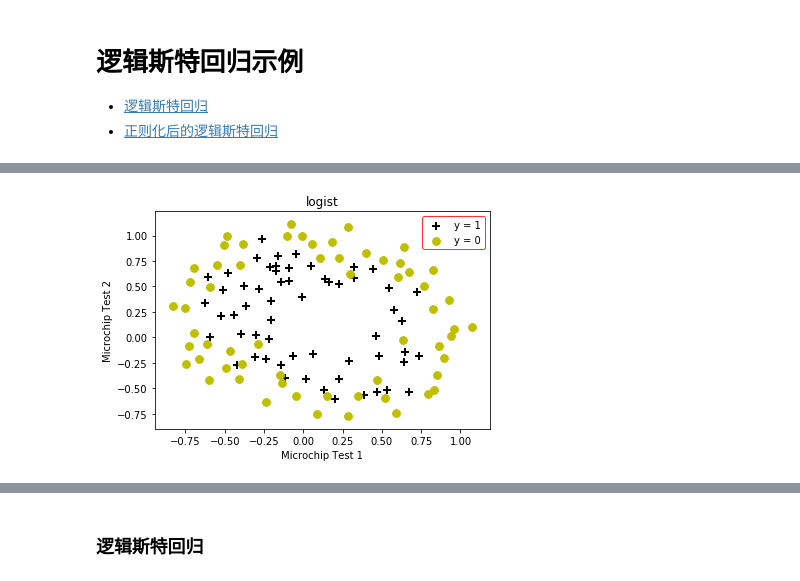
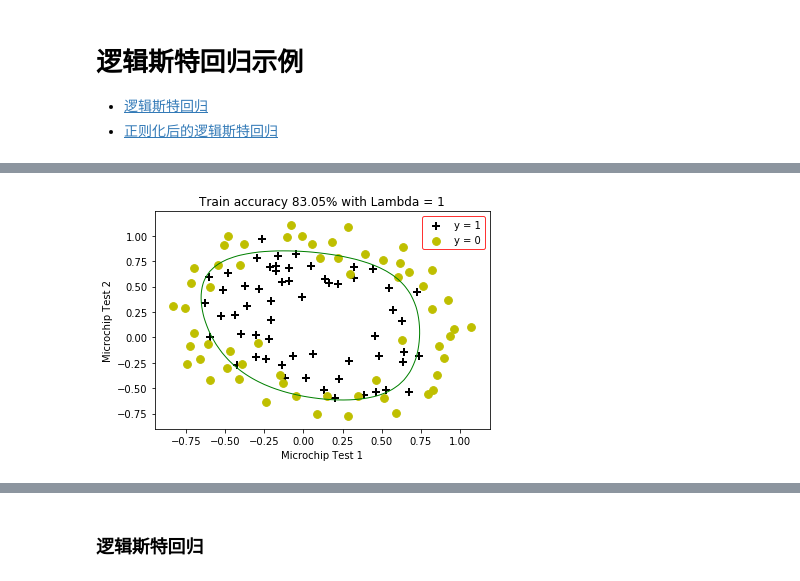
Before and after one commit to shaocj/ML, a Jupyter notebook: 5/logistic_regression_example.ipynb, the cells around one changed output, grey strips where cells are left out. Cells and saved outputs as stored; diff of their text form; code cells hidden in the pictures.

```diff
--- a/5/logistic_regression_example.ipynb
+++ b/5/logistic_regression_example.ipynb
@@ -116,6 +129,7 @@ Train accuracy 89.0%
 import numpy as np
 import matplotlib.pyplot as plt
 from sklearn.preprocessing import PolynomialFeatures
+from scipy.optimize import minimize
 def loaddata(file, delimeter):
     data = np.loadtxt(file, delimiter=delimeter)
     #print('Dimensions: ',data.shape)
@@ -123,7 +137,7 @@ def loaddata(file, delimeter):
     return(data)
 data2 = loaddata('data2.txt',',')
 #print(data2)
-def plotData(data, label_x, label_y, label_pos, label_neg, title,axes=None):
+def plotData(data, label_x, label_y, label_pos, label_neg, axes=None):
     # 获得正负样本的下标(即哪些是正样本，哪些是负样本)
     neg = data[:,2] == 0
     pos = data[:,2] == 1
@@ -137,65 +151,91 @@ def plotData(data, label_x, label_y, label_pos, label_neg, title,axes=None):
     #print(data[pos][:,1])
     axes.set_xlabel(label_x)
     axes.set_ylabel(label_y)
-    axes.set_title(title)
+#     axes.set_title(title)
     axes.legend(frameon= True, fancybox = True,edgecolor = 'r')
     #axes.legend()
     #plt.grid()
-    #plt.show()
-plotData(data2, 'Microchip Test 1', 'Microchip Test 2', 'y = 1', 'y = 0','logist')
+    plt.show()
+#plotData(data2, 'Microchip Test 1', 'Microchip Test 2', 'y = 1', 'y = 0','logist')
+
+y = np.c_[data2[:,2]]
+X = data2[:,0:2]
 ##做一下特征映射，生成多项式特征，最高的次数为6
 poly = PolynomialFeatures(6)
-XX = poly.fit_transform(data2[:,0:2])
-print(XX.shape)
-y = np.c_[data2[:,2]]
-#XX
+XX = poly.fit_transform(X)
+#print(XX.shape)
+#定义sigmoid函数
+def sigmoid(z):
+    return(1 / (1 + np.exp(-z)))
 ## 带正则化项的损失函数
 def costFunctionReg(theta, reg, *args):
     m = y.size
     h = sigmoid(XX.dot(theta))
    # print(h.shape)
     #print(m)
     J = -1*(1/m)*(np.log(h).T.dot(y)+np.log(1-h).T.dot(1-y)) + (reg/(2*m))*np.sum(np.square(theta[1:]))
     #print(J)
 
     if np.isnan(J[0]):
         return(np.inf)
     return(J[0])
+
 def gradientReg(theta, reg, *args):
     m = y.size
     h = sigmoid(XX.dot(theta.reshape(-1,1)))
+    grad = (1/m)*XX.T.dot(h-y) + (reg/m)*np.r_[[[0]],theta[1:].reshape(-1,1)]
+    return(grad.flatten())
 
-    grad = (1/m)*XX.T.dot(h-y) + (reg/m)*np.r_[[[0]],theta[1:].reshape(-1,1)]
-
-    return(grad.flatten())
 initial_theta = np.zeros(XX.shape[1])
 #print(XX.shape[1])
-costFunctionReg(initial_theta, 1, XX, y)
+#costFunctionReg(initial_theta, 1, XX, y)
 
+def predict(theta, X, threshold=0.5):
+    p = sigmoid(X.dot(theta.T)) >= threshold
+    return(p.astype('int'))
 
-fig, axes = plt.subplots(1,3, sharey = True, figsize=(17,5))
+#fig, axes = plt.subplots(1,3, sharey = True, figsize=(17,5))
 
 # 决策边界，咱们分别来看看正则化系数lambda太大太小分别会出现什么情况
 # Lambda = 0 : 就是没有正则化，这样的话，就过拟合咯
 # Lambda = 1 : 这才是正确的打开方式
 # Lambda = 100 : 卧槽，正则化项太激进，导致基本就没拟合出决策边界
-
-for i, C in enumerate([0, 1, 100]):
-    # 最优化 costFunctionReg
-    res2 = minimize(costFunctionReg, initial_theta, args=(C, XX, y), method=None, jac=gradientReg, options={'maxiter':3000})
+C = 1
+    #
+res2 = minimize(costFunctionReg, initial_theta, args=(C, XX, y), method=None, jac=gradientReg, options={'maxiter':3000})
 
     # 准确率
-    accuracy = 100*sum(predict(res2.x, XX) == y.ravel())/y.size
+accuracy = 100*sum(predict(res2.x, XX) == y.ravel())/y.size
 
     # 对X,y的散列绘图
-    plotData(data2, 'Microchip Test 1', 'Microchip Test 2', 'y = 1', 'y = 0', axes.flatten()[i])
+plotData(data2, 'Microchip Test 1', 'Microchip Test 2', 'y = 1', 'y = 0')
 
     # 画出决策边界
-    x1_min, x1_max = X[:,0].min(), X[:,0].max(),
-    x2_min, x2_max = X[:,1].min(), X[:,1].max(),
-    xx1, xx2 = np.meshgrid(np.linspace(x1_min, x1_max), np.linspace(x2_min, x2_max))
-    h = sigmoid(poly.fit_transform(np.c_[xx1.ravel(), xx2.ravel()]).dot(res2.x))
-    h = h.reshape(xx1.shape)
-    axes.flatten()[i].contour(xx1, xx2, h, [0.5], linewidths=1, colors='g');
-    axes.flatten()[i].set_title('Train accuracy {}% with Lambda = {}'.format(np.round(accuracy, decimals=2), C))
+x1_min, x1_max = X[:,0].min(), X[:,0].max(),
+x2_min, x2_max = X[:,1].min(), X[:,1].max(),
+xx1, xx2 = np.meshgrid(np.linspace(x1_min, x1_max), np.linspace(x2_min, x2_max))
+h = sigmoid(poly.fit_transform(np.c_[xx1.ravel(), xx2.ravel()]).dot(res2.x))
+h = h.reshape(xx1.shape)
+plt.contour(xx1, xx2, h, [0.5], linewidths=1, colors='g');
+plt.title('Train accuracy {}% with Lambda = {}'.format(np.round(accuracy, decimals=2), C))
+
+# for i, C in enumerate([0, 1, 100]):
+#     # 最优化 costFunctionReg
+#     res2 = minimize(costFunctionReg, initial_theta, args=(C, XX, y), method=None, jac=gradientReg, options={'maxiter':3000})
+
+#     # 准确率
+#     accuracy = 100*sum(predict(res2.x, XX) == y.ravel())/y.size
+
+#     # 对X,y的散列绘图
+#     plotData(data2, 'Microchip Test 1', 'Microchip Test 2', 'y = 1', 'y = 0', axes.flatten()[i])
+
+#     # 画出决策边界
+#     x1_min, x1_max = X[:,0].min(), X[:,0].max(),
+#     x2_min, x2_max = X[:,1].min(), X[:,1].max(),
+#     xx1, xx2 = np.meshgrid(np.linspace(x1_min, x1_max), np.linspace(x2_min, x2_max))
+#     h = sigmoid(poly.fit_transform(np.c_[xx1.ravel(), xx2.ravel()]).dot(res2.x))
+#     h = h.reshape(xx1.shape)
+#     axes.flatten()[i].contour(xx1, xx2, h, [0.5], linewidths=1, colors='g');
+#     axes.flatten()[i].set_title('Train accuracy {}% with Lambda = {}'.format(np.round(accuracy, decimals=2), C))
 # %% [output]
+[figure, new version]
@@ -203 +242,0 @@ for i, C in enumerate([0, 1, 100]):
-[figure, old version]
```
Also changed, not shown: parts of 2 cells of this notebook.
